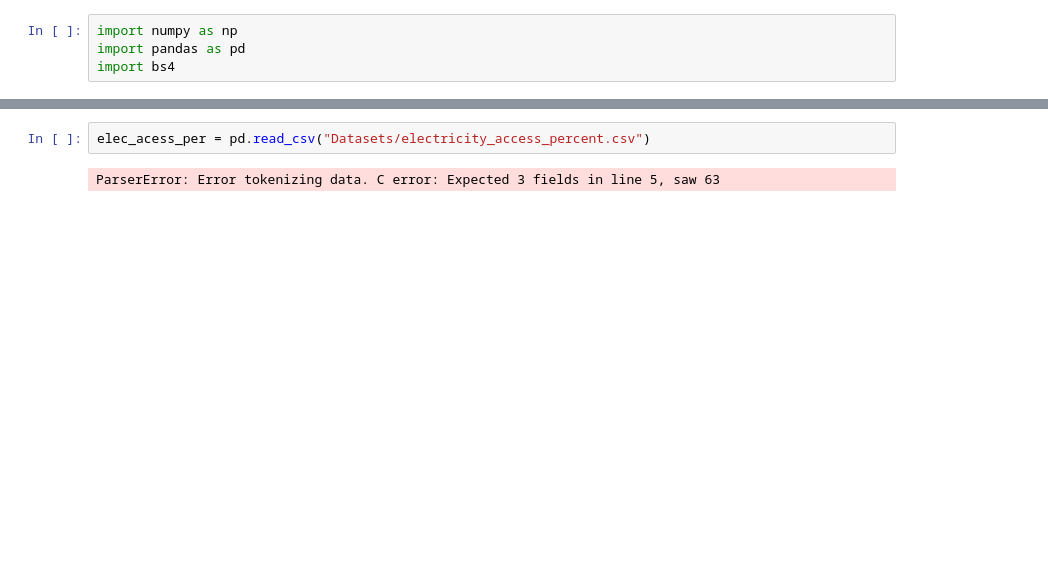
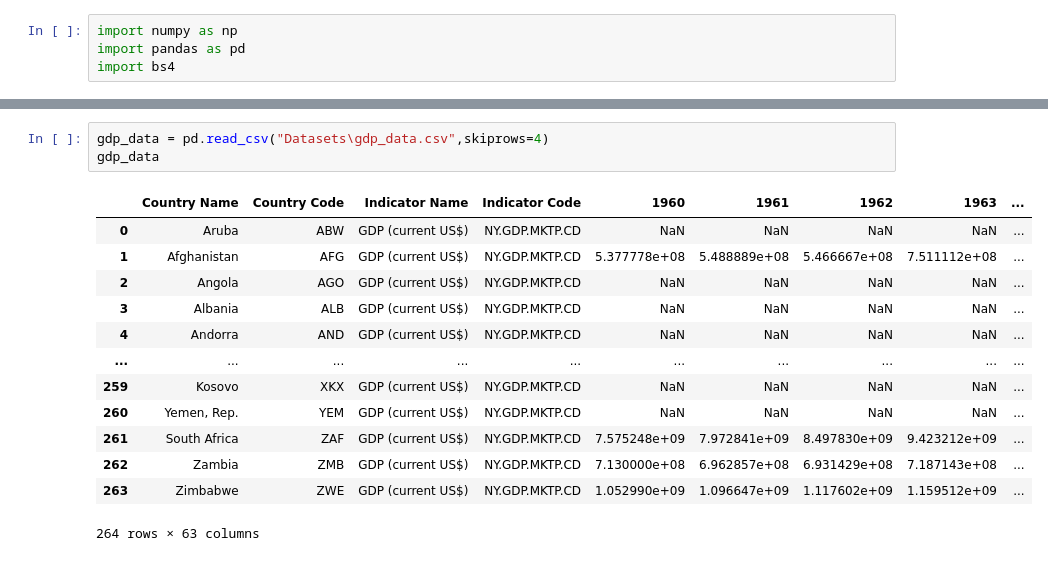
Before and after one commit to ritik-3/ETL_learning, a Jupyter notebook: first.ipynb, the cells around one changed output, grey strips where cells are left out. Drawn from its saved outputs; the diff is of its cells as text; blank space fills up the shorter version.

```diff
--- a/first.ipynb
+++ b/first.ipynb
@@ -22,4 +22,17 @@ elec_acess_per
 # %%
-elec_acess_per = pd.read_csv("Datasets/electricity_access_percent.csv")
+gdp_data = pd.read_csv("Datasets\gdp_data.csv",skiprows=4)
+gdp_data
 # %% [output]
+|  | Country Name | Country Code | Indicator Name | Indicator Code | 1960 | 1961 | 1962 | 1963 | ... |
+| 0 | Aruba | ABW | GDP (current US$) | NY.GDP.MKTP.CD | NaN | NaN | NaN | NaN | ... |
+| 1 | Afghanistan | AFG | GDP (current US$) | NY.GDP.MKTP.CD | 5.377778e+08 | 5.488889e+08 | 5.466667e+08 | 7.511112e+08 | ... |
+| 2 | Angola | AGO | GDP (current US$) | NY.GDP.MKTP.CD | NaN | NaN | NaN | NaN | ... |
+| 3 | Albania | ALB | GDP (current US$) | NY.GDP.MKTP.CD | NaN | NaN | NaN | NaN | ... |
+| 4 | Andorra | AND | GDP (current US$) | NY.GDP.MKTP.CD | NaN | NaN | NaN | NaN | ... |
+| ... | ... | ... | ... | ... | ... | ... | ... | ... | ... |
+| 259 | Kosovo | XKX | GDP (current US$) | NY.GDP.MKTP.CD | NaN | NaN | NaN | NaN | ... |
+| 260 | Yemen, Rep. | YEM | GDP (current US$) | NY.GDP.MKTP.CD | NaN | NaN | NaN | NaN | ... |
+| 261 | South Africa | ZAF | GDP (current US$) | NY.GDP.MKTP.CD | 7.575248e+09 | 7.972841e+09 | 8.497830e+09 | 9.423212e+09 | ... |
+| 262 | Zambia | ZMB | GDP (current US$) | NY.GDP.MKTP.CD | 7.130000e+08 | 6.962857e+08 | 6.931429e+08 | 7.187143e+08 | ... |
+| 263 | Zimbabwe | ZWE | GDP (current US$) | NY.GDP.MKTP.CD | 1.052990e+09 | 1.096647e+09 | 1.117602e+09 | 1.159512e+09 | ... |
-ParserError: Error tokenizing data. C error: Expected 3 fields in line 5, saw 63
+264 rows × 63 columns
```
Also changed, not shown: parts of 5 cells of this notebook, 1 other file.
